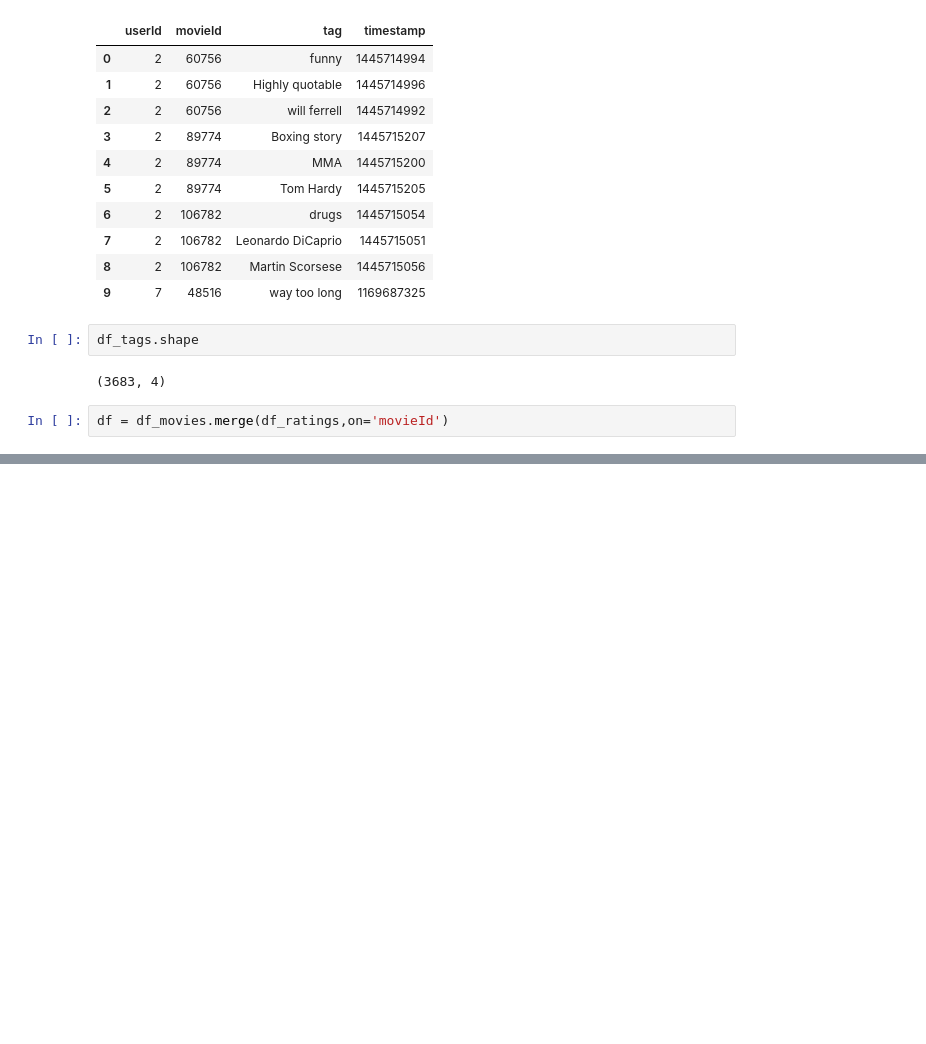
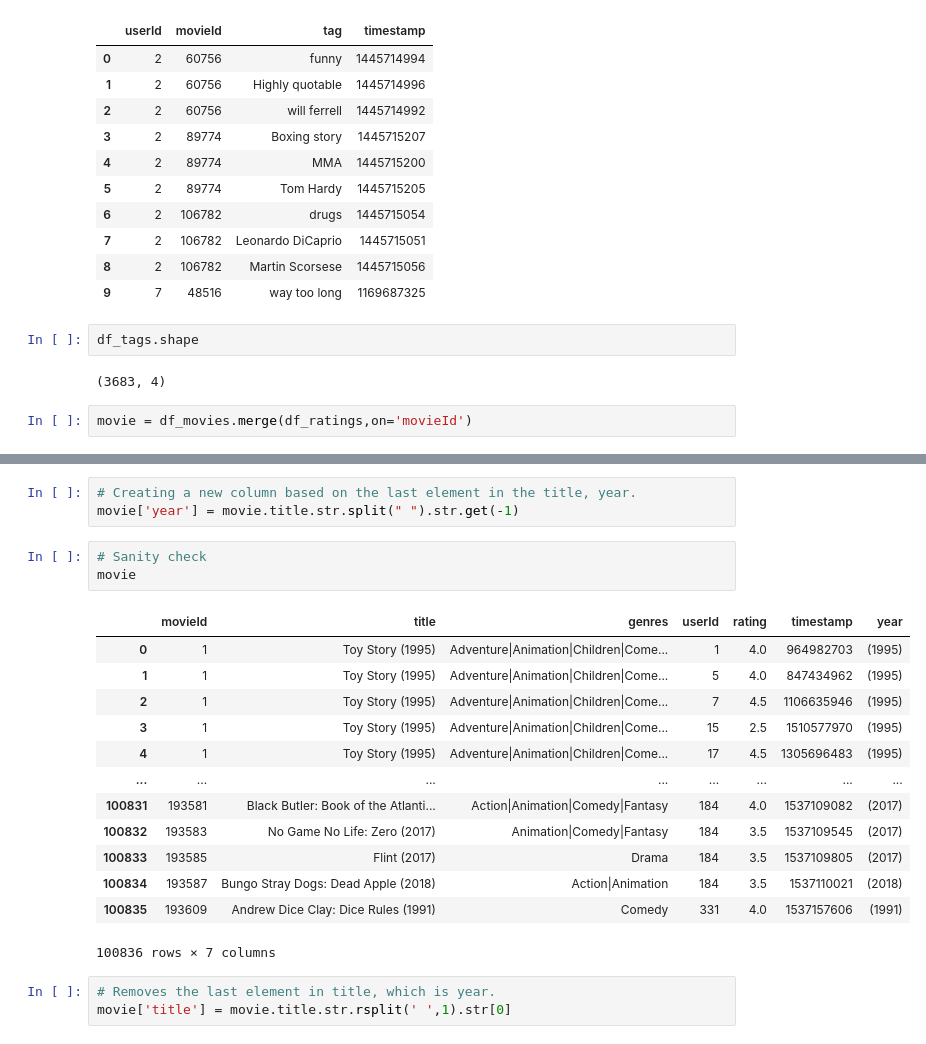
Before and after one commit to MackoyS/movielens-recommendation-system, a Jupyter notebook: eda_mackoy.ipynb, the cells around one changed output, grey strips where cells are left out. Drawn from its saved outputs; the diff is of its cells as text; blank space fills up the shorter version.

```diff
--- a/eda_mackoy.ipynb
+++ b/eda_mackoy.ipynb
@@ -96,5 +100,5 @@ df_tags.shape
 # %% [output]
 (3683, 4)
 # %%
-df = df_movies.merge(df_ratings,on='movieId')
+movie = df_movies.merge(df_ratings,on='movieId')
 # %%
@@ -114,0 +160,23 @@ array(['Toy Story (1995)', 'Jumanji (1995)', 'Grumpier Old Men (1995)',
+# %%
+# Creating a new column based on the last element in the title, year.
+movie['year'] = movie.title.str.split(" ").str.get(-1)
+# %%
+# Sanity check
+movie
+# %% [output]
+|  | movieId | title | genres | userId | rating | timestamp | year |
+| 0 | 1 | Toy Story (1995) | Adventure|Animation|Children|Come... | 1 | 4.0 | 964982703 | (1995) |
+| 1 | 1 | Toy Story (1995) | Adventure|Animation|Children|Come... | 5 | 4.0 | 847434962 | (1995) |
+| 2 | 1 | Toy Story (1995) | Adventure|Animation|Children|Come... | 7 | 4.5 | 1106635946 | (1995) |
+| 3 | 1 | Toy Story (1995) | Adventure|Animation|Children|Come... | 15 | 2.5 | 1510577970 | (1995) |
+| 4 | 1 | Toy Story (1995) | Adventure|Animation|Children|Come... | 17 | 4.5 | 1305696483 | (1995) |
+| ... | ... | ... | ... | ... | ... | ... | ... |
+| 100831 | 193581 | Black Butler: Book of the Atlanti... | Action|Animation|Comedy|Fantasy | 184 | 4.0 | 1537109082 | (2017) |
+| 100832 | 193583 | No Game No Life: Zero (2017) | Animation|Comedy|Fantasy | 184 | 3.5 | 1537109545 | (2017) |
+| 100833 | 193585 | Flint (2017) | Drama | 184 | 3.5 | 1537109805 | (2017) |
+| 100834 | 193587 | Bungo Stray Dogs: Dead Apple (2018) | Action|Animation | 184 | 3.5 | 1537110021 | (2018) |
+| 100835 | 193609 | Andrew Dice Clay: Dice Rules (1991) | Comedy | 331 | 4.0 | 1537157606 | (1991) |
+100836 rows × 7 columns
+# %%
+# Removes the last element in title, which is year.
+movie['title'] = movie.title.str.rsplit(' ',1).str[0]
```
Also changed, not shown: parts of 27 cells of this notebook.
